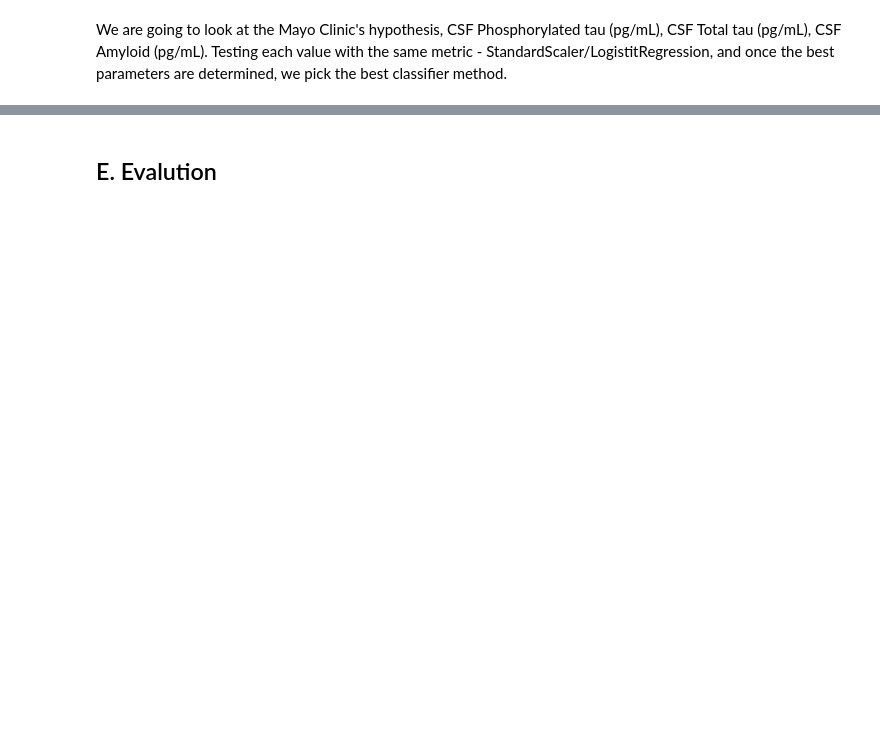
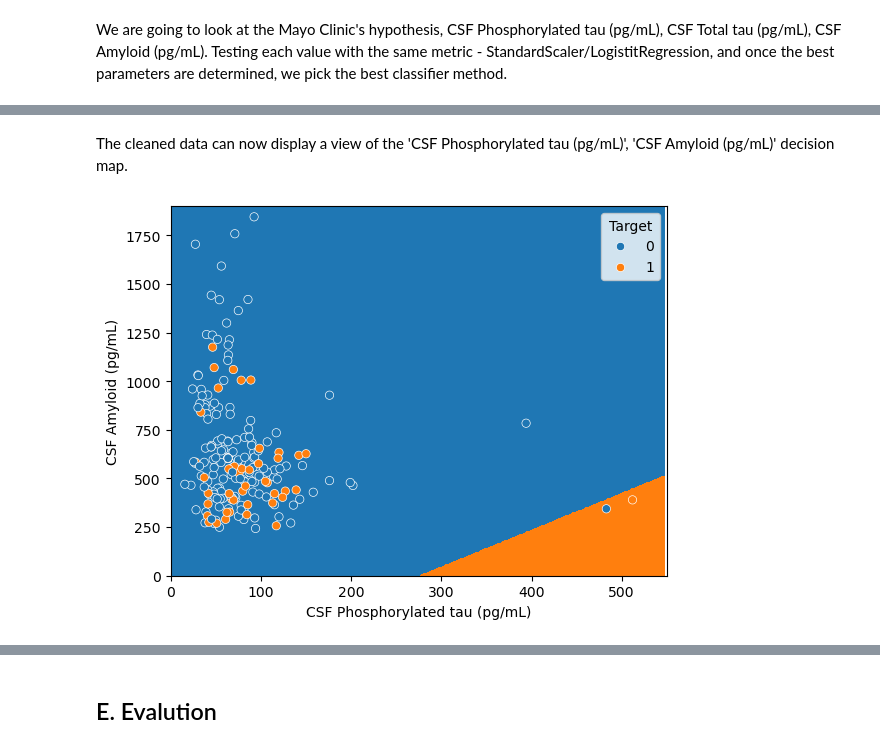
Before and after one commit to davidharrisnet/ucb_capstone_alzheimers, a Jupyter notebook: main.ipynb, the cells around one changed output, grey strips where cells are left out. Drawn from its saved outputs; the diff is of its cells as text; code cells hidden in the pictures; blank space fills up the shorter version.

```diff
--- a/main.ipynb
+++ b/main.ipynb
@@ -226,3 +232,45 @@ From README
+# %%
+
+#Load the data
+import pandas as pd
+df = pd.read_csv('data/plasma_lipidomics.csv')
+#Only use patients with a value in the "Progression to Alzheimer's Disease" column
+mci = df[df["Progression to Alzheimer's Disease"].notna()].copy()
+#Isolate the numeric columns
+numeric_cols = ['CSF Amyloid (pg/mL)','CSF Phosphorylated tau (pg/mL)']
+# Fill nan values with the median value of the column
+for col in numeric_cols:
+    median_val = mci[col].median()
+    df[col] = df[col].fillna(median_val)
+#APOE4 is a "Yes" or "No" value
+
+df['Target'] = (df["Progression to Alzheimer's Disease"] == 'Yes').astype(int)
+# Create the featuer set by appending numeric cols with Sex and APOE4
+# %% [markdown]
+The cleaned data can now display a view of the 'CSF Phosphorylated tau (pg/mL)', 'CSF Amyloid (pg/mL)' decision map.
+# %%
+from matplotlib.colors import ListedColormap
+logistic_regression_model = LogisticRegression()
+logistic_regression_model = logistic_regression_model.fit(df[['CSF Phosphorylated tau (pg/mL)', 'CSF Amyloid (pg/mL)']], df["Target"])
+
+
+sns_cmap = ListedColormap(np.array(sns.color_palette())[0:2, :])
+
+xx, yy = np.meshgrid(np.arange(0, 550, 2),
+                     np.arange(0, 1900, 5))
+
+
+Z_string = logistic_regression_model.predict(np.c_[xx.ravel(), yy.ravel()])
+categories, Z_int = np.unique(Z_string, return_inverse=True)
+Z_int = Z_int
+Z_int = Z_int.reshape(xx.shape)
+cs = plt.contourf(xx, yy, Z_int, cmap=sns_cmap)
+sns.scatterplot(data = df, x = 'CSF Phosphorylated tau (pg/mL)', y='CSF Amyloid (pg/mL)', hue="Target")
+plt.xlim(0, 550);
+plt.ylim(0, 1900);
+plt.savefig(f"images/decision_boundary", dpi=300, bbox_inches="tight")
+# %% [output]
+[figure, added]
 # %% [markdown]
 <a id="modeling"></a>
 ## D. Modeling
```
Also changed, not shown: parts of 13 cells of this notebook, 41 other files.
